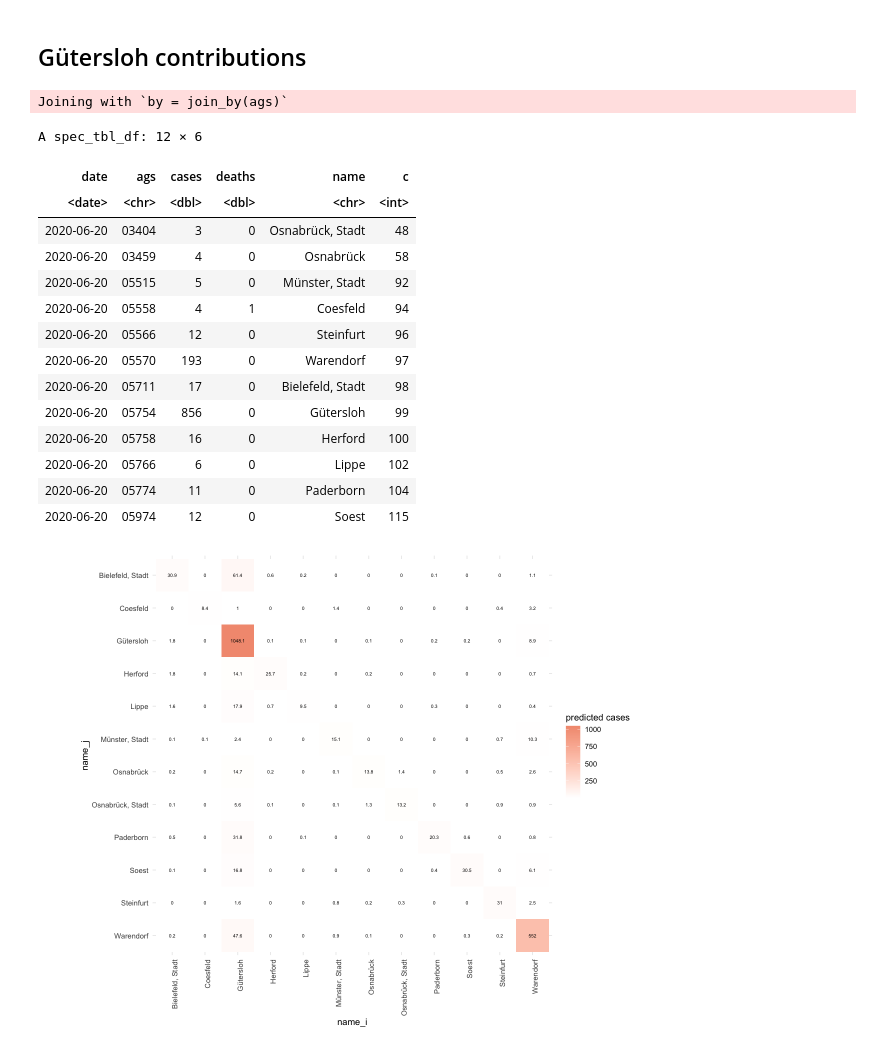
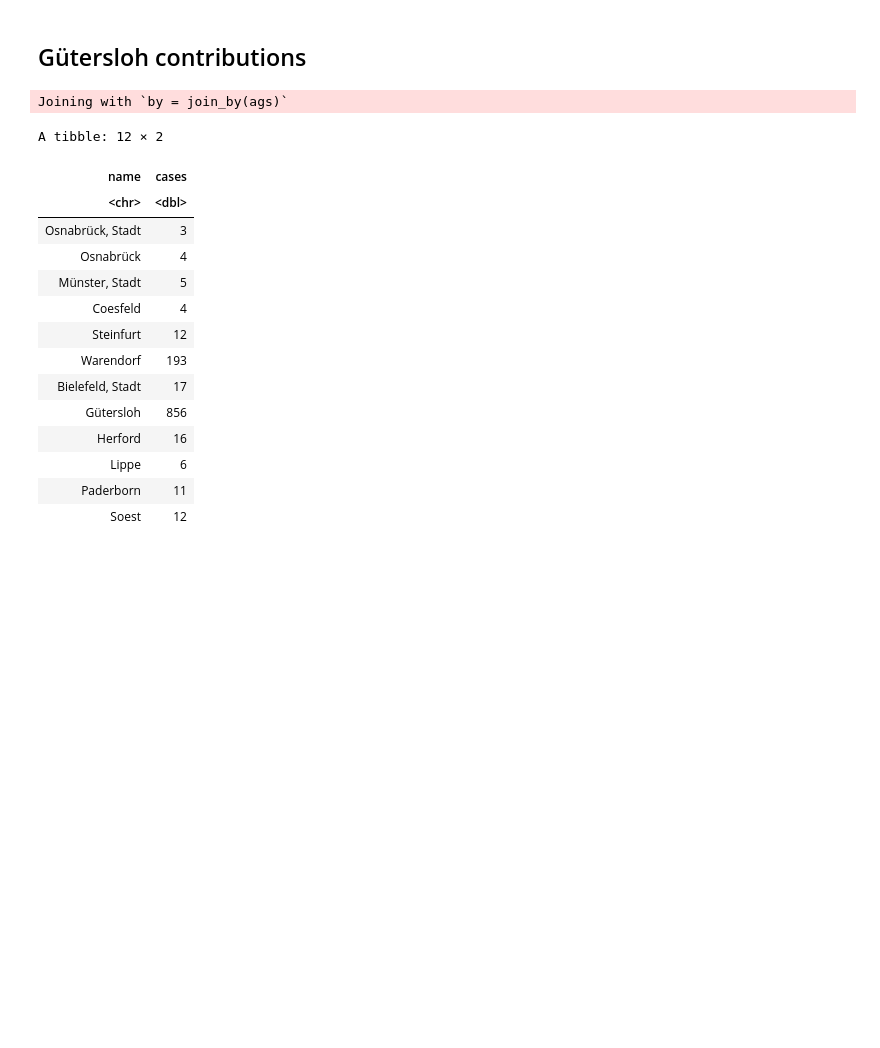
Before and after one commit to stefanheyder/dissertation, a Jupyter notebook: nbs/4 Models/4.2 Regional growth factor model/30_figures.ipynb, the cells around one changed output. Saved outputs shown, nothing was run; the diff lists cells and outputs as text; code cells hidden in the pictures; blank space fills up the shorter version.

```diff
--- a/nbs/4 Models/4.2 Regional growth factor model/30_figures.ipynb
+++ b/nbs/4 Models/4.2 Regional growth factor model/30_figures.ipynb
@@ -1105,55 +1105,25 @@ agg_record_626762871
 [figure]
 # %% [markdown]
 ## Gütersloh contributions
-# %%
-rho_county <- exp(showcase_results %>%
-    filter(str_starts(variable, "log_rho_")) %>%
-    filter(date == prediction_date) %>%
-    pull(`97.5 %`))
-
-past_cases <- full_truth_county %>%
-    filter(date == prediction_date - 7) %>%
-    arrange(ags) %>%
-    pull(cases)
-
-full_truth_county %>%
-    filter(date == prediction_date - 7) %>%
-    arrange(ags) %>%
-    filter(ags %in% guetersloh_neighbor_ags) %>%
-    inner_join(ags_county_dict)
-
-melt(rho_county * t(P) * past_cases, varnames = c("i", "j")) %>%
-    inner_join(ags_county_dict, by=c("i"="c")) %>%
-    inner_join(ags_county_dict, by=c("j"="c"), suffix=c("_i", "_j")) %>%
-    filter(ags_i %in% guetersloh_neighbor_ags)  %>%
-    filter(ags_j %in% guetersloh_neighbor_ags) %>%
-    #mutate(value=ifelse(ags_i==ags_j, NA, value)) %>%
-    ggplot(aes(name_i, name_j, fill=value)) +
-    geom_tile() +
-    geom_text(aes(label=round(value, 1)), size=2) +
-    scale_fill_gradient(low = "white", high = pal_npg("nrc")(10)[5], na.value = "white") +
-    scale_y_discrete(limits=rev) +
-    theme_minimal() +
-    labs(fill= "predicted cases") +
-    theme(
-        axis.text.x = element_text(angle=90, hjust=1)
-    ) +
-    coord_fixed()
-# %% [output]
-Joining with `by = join_by(ags)`
-A spec_tbl_df: 12 × 6
-| date | ags | cases | deaths | name | c |
-| <date> | <chr> | <dbl> | <dbl> | <chr> | <int> |
-| 2020-06-20 | 03404 | 3 | 0 | Osnabrück, Stadt | 48 |
-| 2020-06-20 | 03459 | 4 | 0 | Osnabrück | 58 |
-| 2020-06-20 | 05515 | 5 | 0 | Münster, Stadt | 92 |
-| 2020-06-20 | 05558 | 4 | 1 | Coesfeld | 94 |
-| 2020-06-20 | 05566 | 12 | 0 | Steinfurt | 96 |
-| 2020-06-20 | 05570 | 193 | 0 | Warendorf | 97 |
-| 2020-06-20 | 05711 | 17 | 0 | Bielefeld, Stadt | 98 |
-| 2020-06-20 | 05754 | 856 | 0 | Gütersloh | 99 |
-| 2020-06-20 | 05758 | 16 | 0 | Herford | 100 |
-| 2020-06-20 | 05766 | 6 | 0 | Lippe | 102 |
-| 2020-06-20 | 05774 | 11 | 0 | Paderborn | 104 |
-| 2020-06-20 | 05974 | 12 | 0 | Soest | 115 |
-[figure, removed]
+# %%
+full_truth_county %>%
+    filter(date == prediction_date - 7, ags %in% guetersloh_neighbor_ags) %>%
+    inner_join(ags_county_dict) %>%
+    select(name, cases)
+# %% [output]
+Joining with `by = join_by(ags)`
+A tibble: 12 × 2
+| name | cases |
+| <chr> | <dbl> |
+| Osnabrück, Stadt | 3 |
+| Osnabrück | 4 |
+| Münster, Stadt | 5 |
+| Coesfeld | 4 |
+| Steinfurt | 12 |
+| Warendorf | 193 |
+| Bielefeld, Stadt | 17 |
+| Gütersloh | 856 |
+| Herford | 16 |
+| Lippe | 6 |
+| Paderborn | 11 |
+| Soest | 12 |
```
Also changed, not shown: parts of 1 cell of this notebook, 4 other files.
